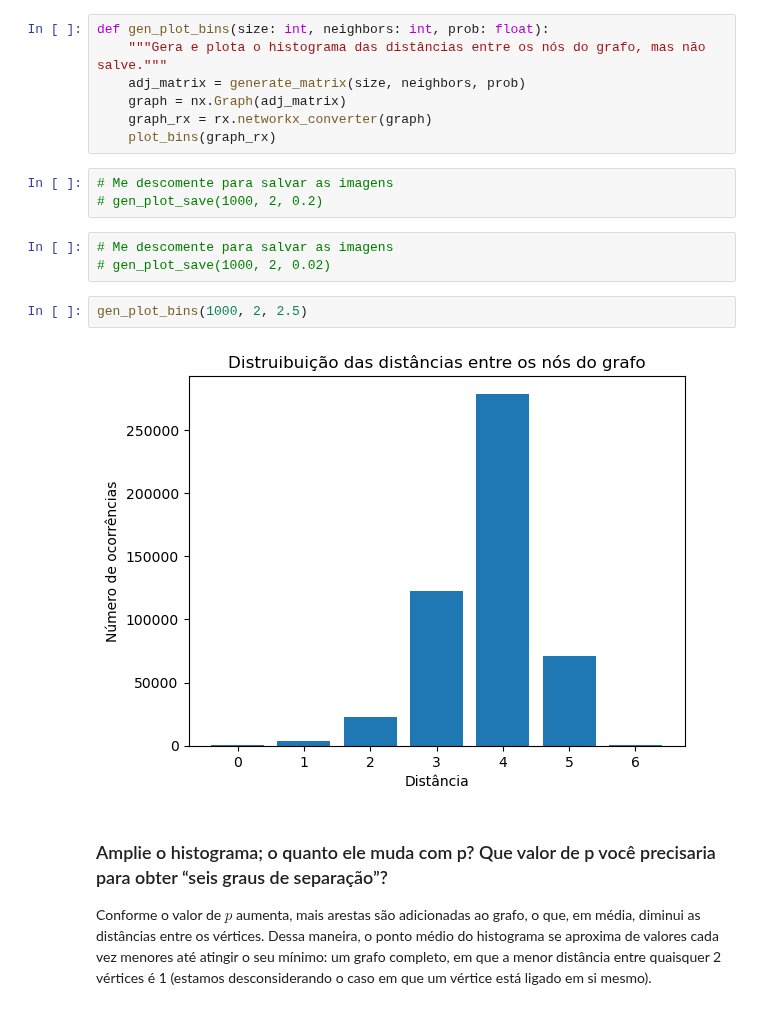
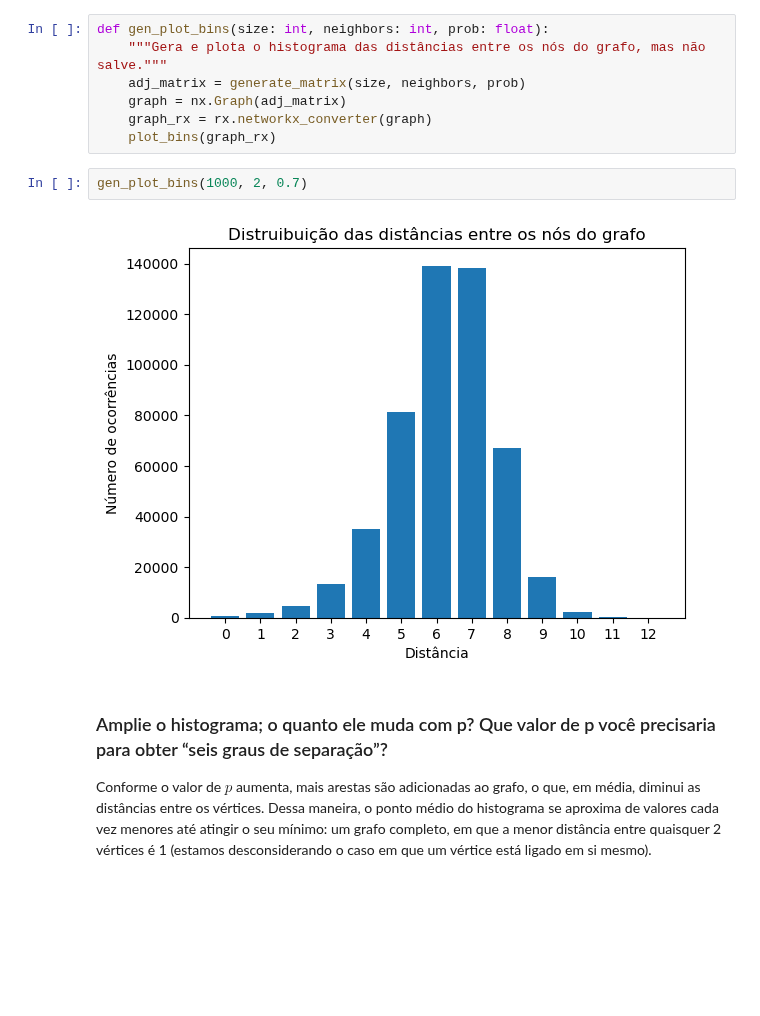
Before and after one commit to lframosferreira/fisica-estatistica-computacional, a Jupyter notebook: redes_pequeno_mundo/main.ipynb, the cells around one changed output. Saved outputs shown, nothing was run; the diff lists cells and outputs as text; blank space fills up the shorter version.

```diff
--- a/redes_pequeno_mundo/main.ipynb
+++ b/redes_pequeno_mundo/main.ipynb
@@ -66,16 +66,10 @@ def gen_plot_bins(size: int, neighbors: int, prob: float):
     graph = nx.Graph(adj_matrix)
     graph_rx = rx.networkx_converter(graph)
     plot_bins(graph_rx)
-# %%
-# Me descomente para salvar as imagens
-# gen_plot_save(1000, 2, 0.2)
-# %%
-# Me descomente para salvar as imagens
-# gen_plot_save(1000, 2, 0.02)
 # %%
-gen_plot_bins(1000, 2, 2.5)
+gen_plot_bins(1000, 2, 0.7)
 # %% [output]
-[figure, old version]
+[figure, new version]
 # %% [markdown]
 ### Amplie o histograma; o quanto ele muda com p? Que valor de p você precisaria para obter “seis graus de separação”?
 
```
Also changed, not shown: parts of 7 cells of this notebook.
